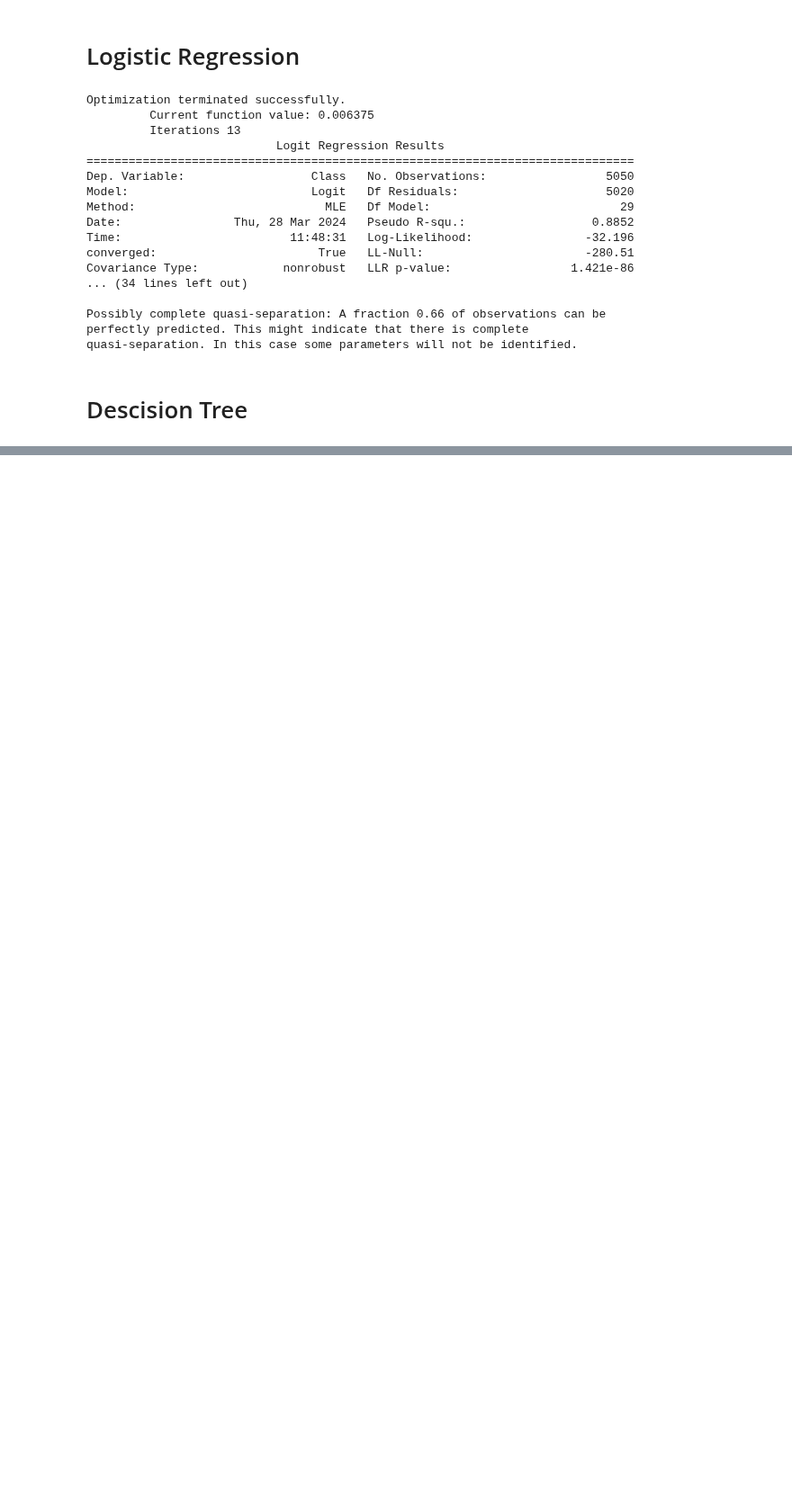
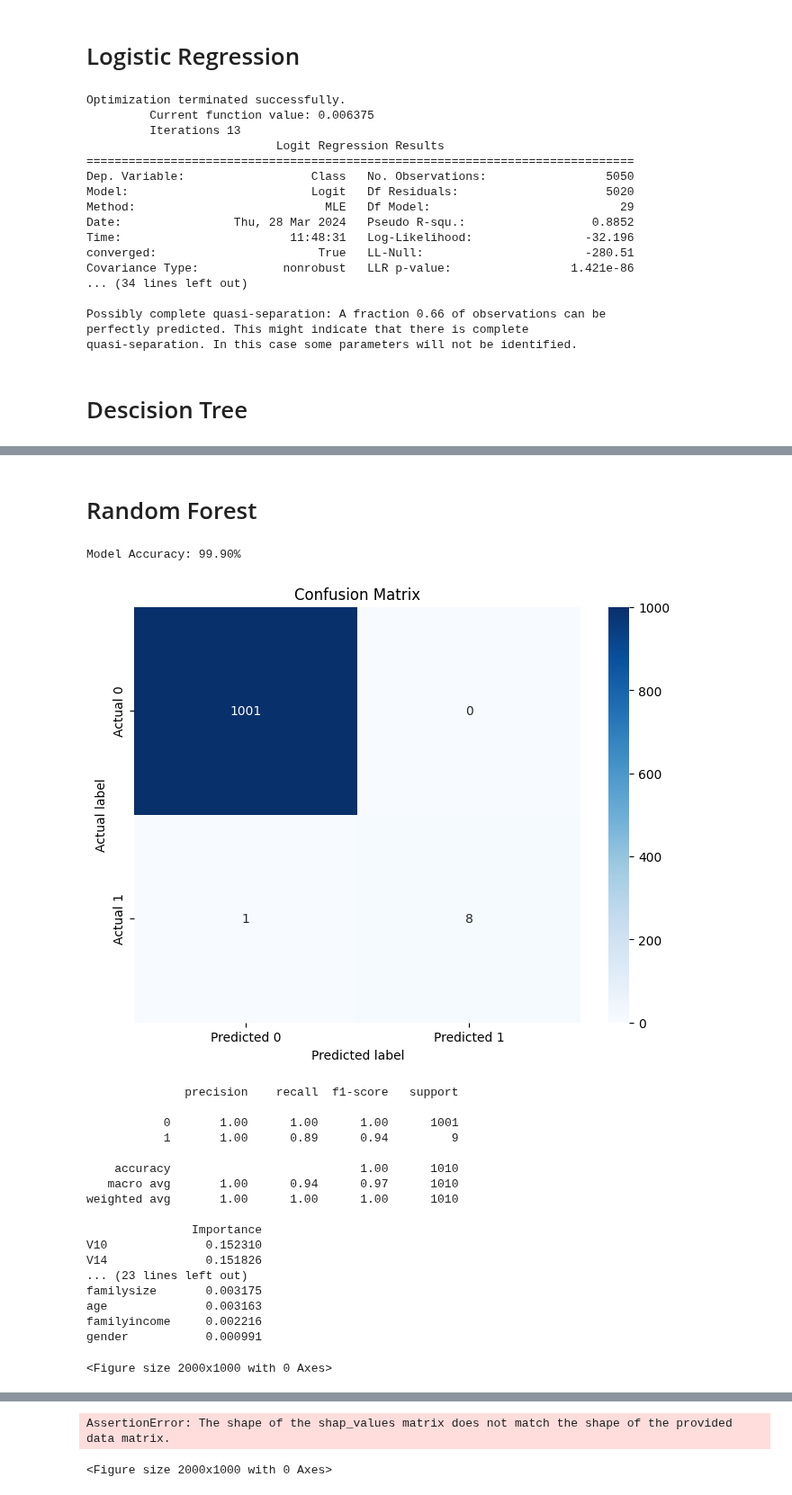
Before and after one commit to Dandata0101/mbs-fraud-detection, a Jupyter notebook: Classwork_day03.ipynb, the cells around one changed output, grey strips where cells are left out. Shown at 90% size. Cells and saved outputs as stored; diff of their text form; code cells hidden in the pictures; blank space fills up the shorter version.

```diff
--- a/Classwork_day03.ipynb
+++ b/Classwork_day03.ipynb
@@ -217,0 +184,60 @@ shap.force_plot(
+# %% [markdown]
+# Random Forest
+# %%
+import os
+import pandas as pd
+import numpy as np
+import matplotlib.pyplot as plt
+import seaborn as sns
+from sklearn.model_selection import train_test_split
+from sklearn.ensemble import RandomForestClassifier  # Changed from DecisionTreeClassifier to RandomForestClassifier
+from sklearn.metrics import accuracy_score, confusion_matrix, classification_report
+
+
+X_train, X_test, y_train, y_test = train_test_split(X, Y, test_size=0.2, random_state=42)
+
+# Initialize and train the Random Forest Classifier
+rf_model = RandomForestClassifier(random_state=42, n_estimators=100)  # You can adjust n_estimators and other parameters as needed
+rf_model.fit(X_train, y_train)
+
+y_pred = rf_model.predict(X_test)
+accuracy = accuracy_score(y_test, y_pred)
+print(f"Model Accuracy: {accuracy * 100:.2f}%")
+
+# Confusion Matrix
+cm = confusion_matrix(y_test, y_pred)
+plt.figure(figsize=(8, 6))
+sns.heatmap(cm, annot=True, fmt="d", cmap="Blues", xticklabels=['Predicted 0', 'Predicted 1'], yticklabels=['Actual 0', 'Actual 1'])
+plt.title('Confusion Matrix')
+plt.ylabel('Actual label')
+plt.xlabel('Predicted label')
+plt.show()
+
+# Classification Report
+report = classification_report(y_test, y_pred)
+print(report)
+
+# Feature Importances
+feature_importances = pd.DataFrame(rf_model.feature_importances_, index=X.columns, columns=["Importance"]).sort_values(by="Importance", ascending=False)
+print(feature_importances)
+# %% [output]
+Model Accuracy: 99.90%
+[figure, added]
+              precision    recall  f1-score   support
+
+           0       1.00      1.00      1.00      1001
+           1       1.00      0.89      0.94         9
+
+    accuracy                           1.00      1010
+   macro avg       1.00      0.94      0.97      1010
+weighted avg       1.00      1.00      1.00      1010
+
+               Importance
+V10              0.152310
+V14              0.151826
+... (23 lines left out)
+familysize       0.003175
+age              0.003163
+familyincome     0.002216
+gender           0.000991
+<Figure size 2000x1000 with 0 Axes>
@@ -217,0 +245,2 @@ shap.force_plot(
+AssertionError: The shape of the shap_values matrix does not match the shape of the provided data matrix.
+<Figure size 2000x1000 with 0 Axes>
```
Also changed, not shown: parts of 4 cells of this notebook.
